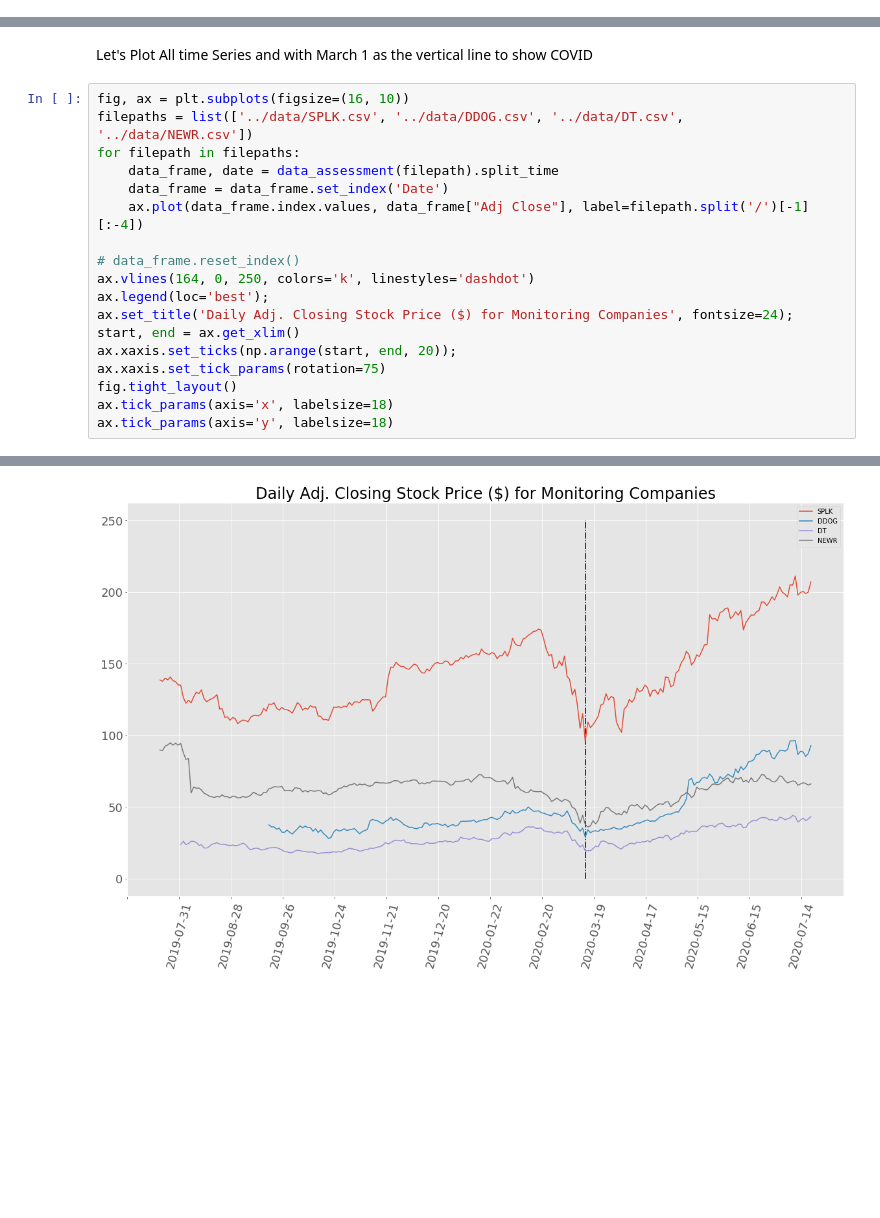
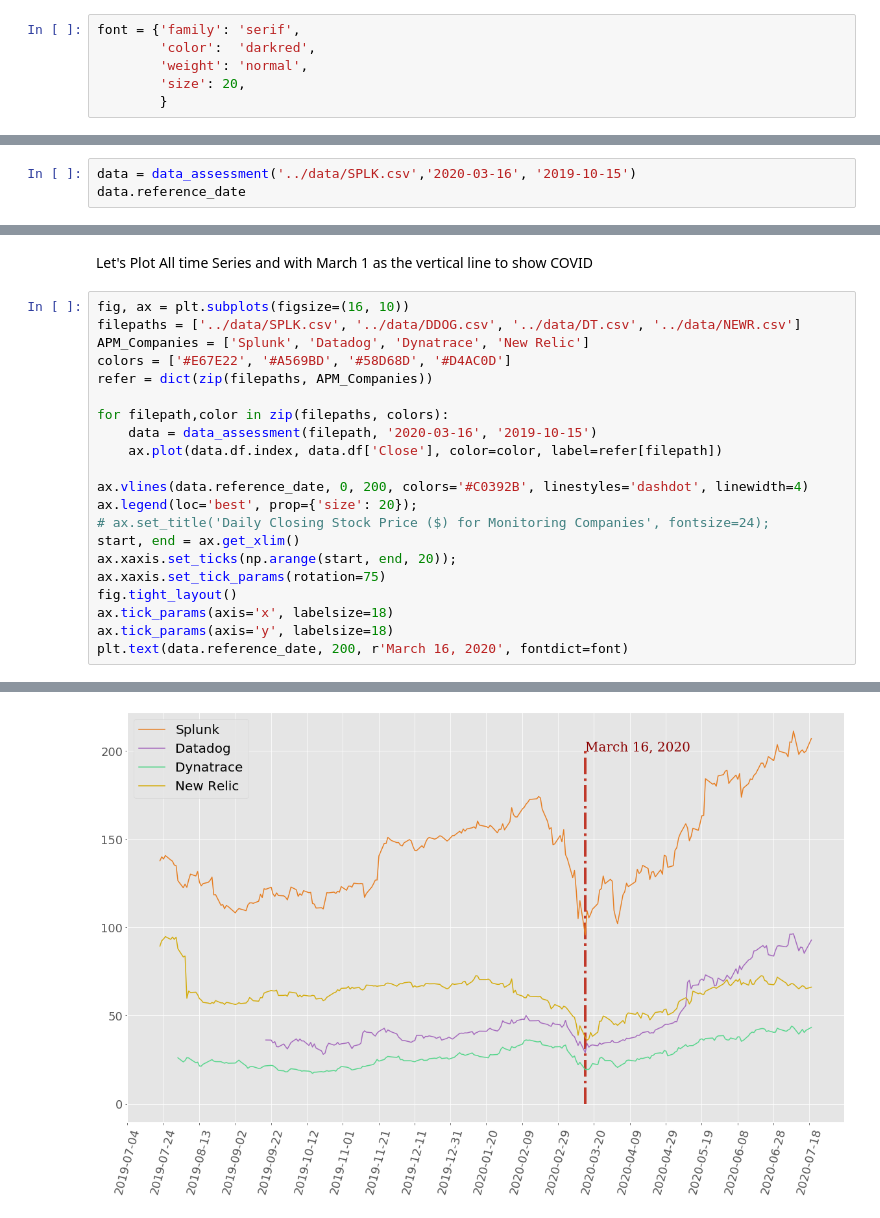
Before and after one commit to rghosh8/capstone-1, a Jupyter notebook: src/basic_exploration.ipynb, the cells around one changed output, grey strips where cells are left out. Cells and saved outputs as stored; diff of their text form; blank space fills up the shorter version.

```diff
--- a/src/basic_exploration.ipynb
+++ b/src/basic_exploration.ipynb
@@ -6,3 +7,9 @@ plt.style.use('ggplot')
+# %%
+font = {'family': 'serif',
+        'color':  'darkred',
+        'weight': 'normal',
+        'size': 20,
+        }
 # %%
 class data_assessment(object):
     # parse basic statistical properties of data
@@ -23,0 +39,3 @@ class data_assessment(object):
+# %%
+data = data_assessment('../data/SPLK.csv','2020-03-16', '2019-10-15')
+data.reference_date
@@ -25,20 +45,23 @@ class data_assessment(object):
 Let's Plot All time Series and with March 1 as the vertical line to show COVID
 # %%
 fig, ax = plt.subplots(figsize=(16, 10))
-filepaths = list(['../data/SPLK.csv', '../data/DDOG.csv', '../data/DT.csv', '../data/NEWR.csv'])
-for filepath in filepaths:
-    data_frame, date = data_assessment(filepath).split_time
-    data_frame = data_frame.set_index('Date')
-    ax.plot(data_frame.index.values, data_frame["Adj Close"], label=filepath.split('/')[-1][:-4])
+filepaths = ['../data/SPLK.csv', '../data/DDOG.csv', '../data/DT.csv', '../data/NEWR.csv']
+APM_Companies = ['Splunk', 'Datadog', 'Dynatrace', 'New Relic']
+colors = ['#E67E22', '#A569BD', '#58D68D', '#D4AC0D']
+refer = dict(zip(filepaths, APM_Companies))
 
-# data_frame.reset_index()
-ax.vlines(164, 0, 250, colors='k', linestyles='dashdot')
-ax.legend(loc='best');
-ax.set_title('Daily Adj. Closing Stock Price ($) for Monitoring Companies', fontsize=24);
+for filepath,color in zip(filepaths, colors):
+    data = data_assessment(filepath, '2020-03-16', '2019-10-15')
+    ax.plot(data.df.index, data.df['Close'], color=color, label=refer[filepath])
+
+ax.vlines(data.reference_date, 0, 200, colors='#C0392B', linestyles='dashdot', linewidth=4)
+ax.legend(loc='best', prop={'size': 20});
+# ax.set_title('Daily Closing Stock Price ($) for Monitoring Companies', fontsize=24);
 start, end = ax.get_xlim()
 ax.xaxis.set_ticks(np.arange(start, end, 20));
 ax.xaxis.set_tick_params(rotation=75)
 fig.tight_layout()
 ax.tick_params(axis='x', labelsize=18)
 ax.tick_params(axis='y', labelsize=18)
+plt.text(data.reference_date, 200, r'March 16, 2020', fontdict=font)
 # %% [output]
@@ -45,4 +69,4 @@ ax.tick_params(axis='y', labelsize=18)
-[figure, old version]
+[figure, new version]
 # %% [markdown]
 #### Test Statistics
 * Take difference shift(-1)
```
Also changed, not shown: parts of 16 cells of this notebook.
